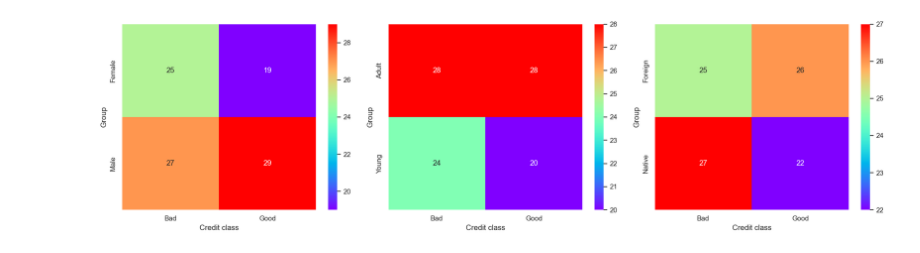
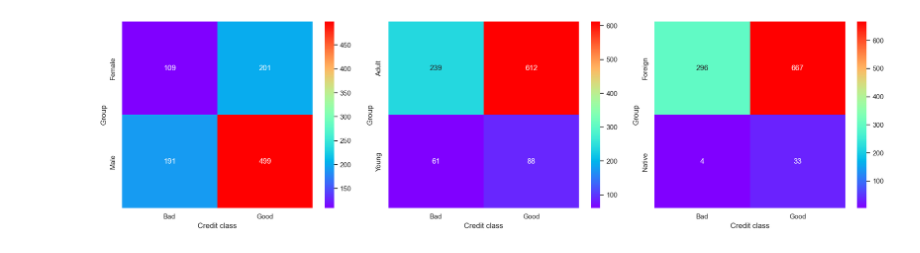
Before and after one commit to mertturhan/Data-Mining, a Jupyter notebook: week 4 - associate rule learning/association rule learning.ipynb, the cells around one changed output. Cells and saved outputs as stored; diff of their text form; code cells hidden in the pictures.

```diff
--- a/week 4 - associate rule learning/association rule learning.ipynb
+++ b/week 4 - associate rule learning/association rule learning.ipynb
@@ -15,0 +7,4 @@ synthetic_data = pd.DataFrame({
+# %%
+file = 'https://raw.githubusercontent.com/gnapoles/data-mining-course/main/credit.csv'
+data = pd.read_csv(file)
+data.head()
@@ -16,27 +18,27 @@ synthetic_data = pd.DataFrame({
 # %%
 def plot_heatmap(data, groupby_col, ax):
     cf_comp = data.groupby([groupby_col, 'class']).size().unstack(fill_value=0)
     ax = sns.heatmap(cf_comp, annot = True, cmap='rainbow', ax=ax, fmt='d')
     ax.set_xticklabels(["Bad", "Good"])
     if groupby_col == "gender":
         ax.set_yticklabels(["Female", "Male"])
     elif groupby_col == "age":
         ax.set_yticklabels(["Adult", "Young"])
     elif groupby_col == "foreign_worker":
         ax.set_yticklabels(["Foreign", "Native"])
     ax.set_xlabel("Credit class")
     ax.set_ylabel("Group")
 
 
 fig, axes = plt.subplots(1, 3, figsize = (18, 5))
 groupby_cols = ['gender', 'age', 'foreign_worker']
 
 for i, groupby_col in enumerate(groupby_cols):
-    plot_heatmap(synthetic_data, groupby_col, axes[i])
+    plot_heatmap(data, groupby_col, axes[i])
 
 plt.tight_layout()
 plt.show()
 # %% [output]
-[figure, old version]
+[figure, new version]
 # %%
 #process dataset to use apriori algorithm
```
Also changed, not shown: parts of 6 cells of this notebook, 1 other file.
